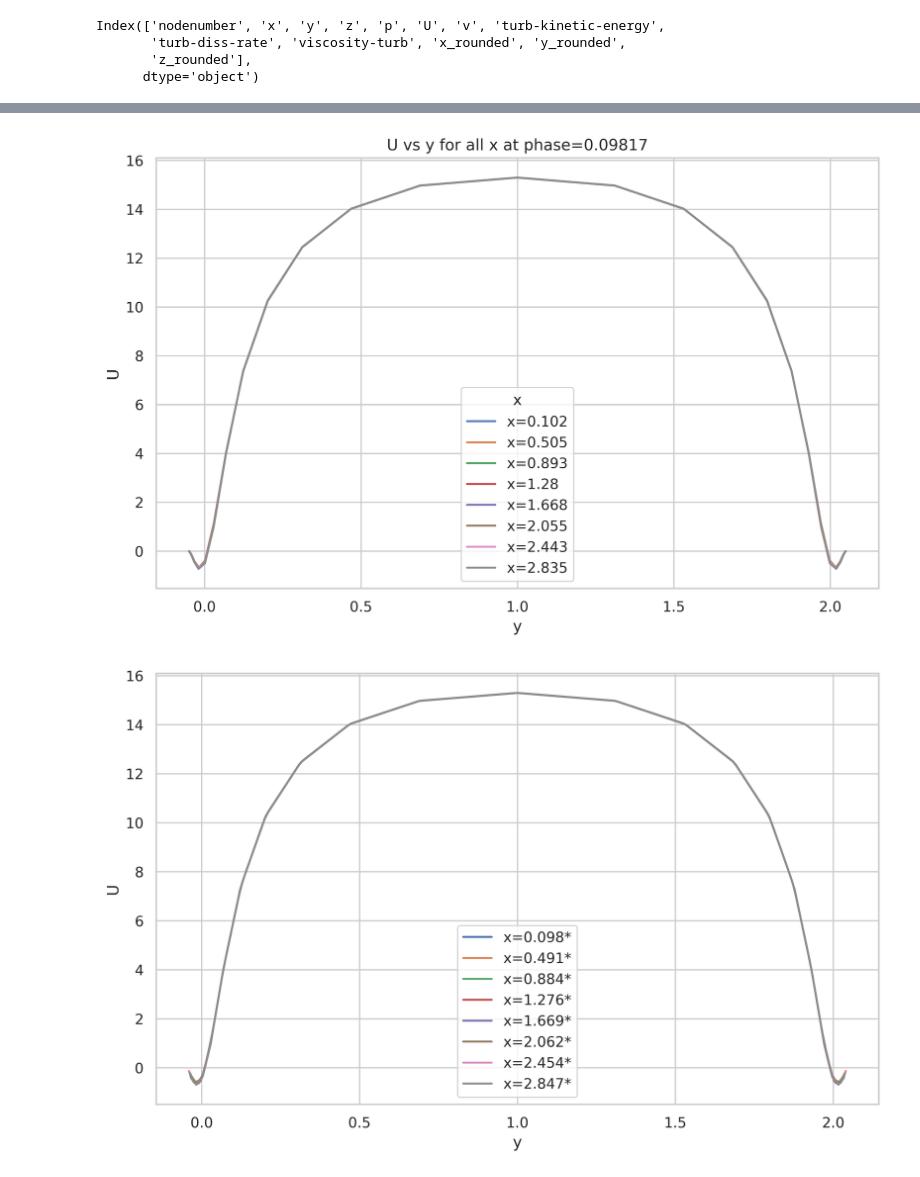
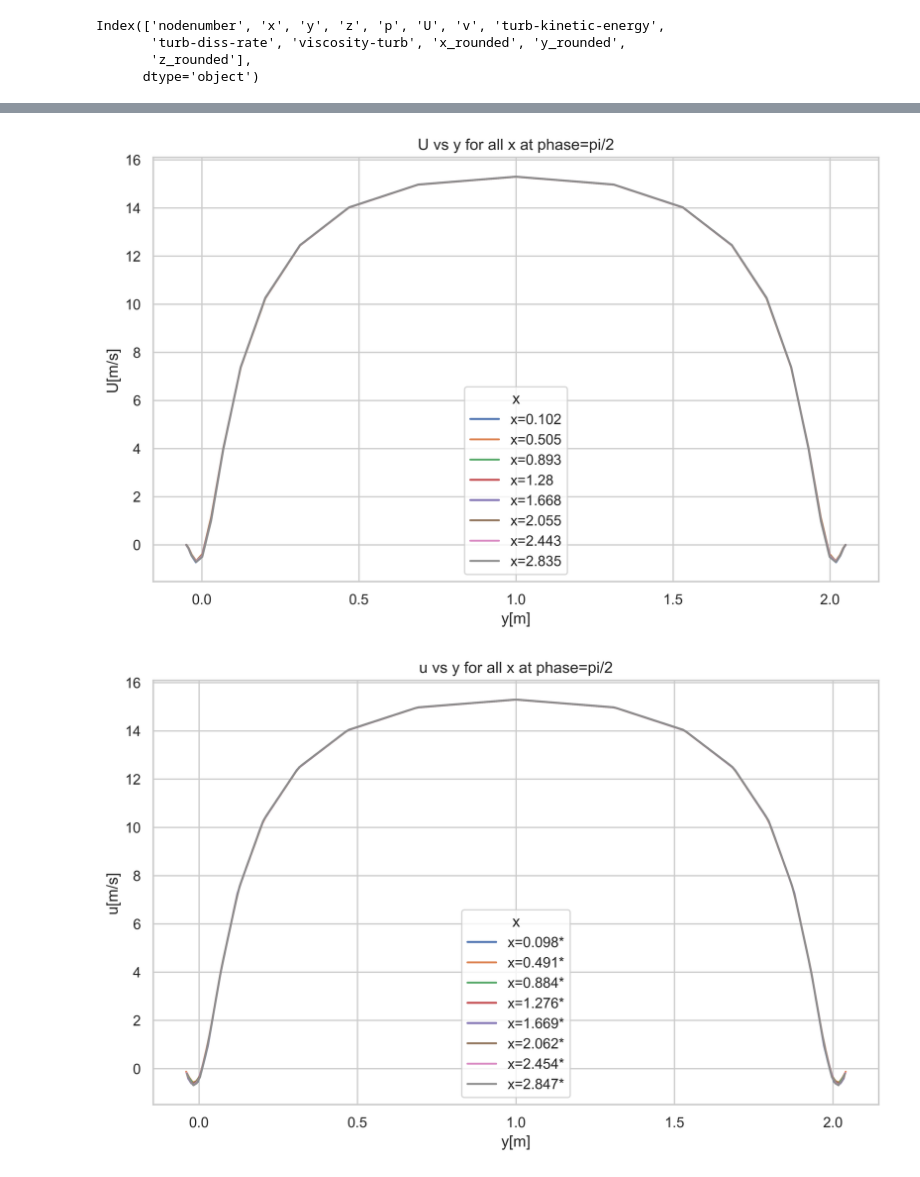
Before and after one commit to alexliberzonlab/sari-data, a Jupyter notebook: data_to_plot.ipynb, the cells around one changed output, grey strips where cells are left out. Cells and saved outputs as stored; diff of their text form; code cells hidden in the pictures.

```diff
--- a/data_to_plot.ipynb
+++ b/data_to_plot.ipynb
@@ -76,17 +76,23 @@ Number of unique y_rounded values: 1317
 # %%
+pi=np.pi
 amp=0.05
-lam=0.39269
-theta_target=0.09817
-length=3.14159
-x_target=float(theta_target*length/3.14159)
-period=float(lam*length/3.14159)
-periods_number=round(3.14159/lam)
+pi_div=2
+lam=pi/8
+theta_target=pi/pi_div
+length=pi
+bf=44.5
+u_tau=1
+nu=float(1/300)
+x_target=theta_target*lam*0.5/pi
+#for the no interpolation section
+periods_number=round(pi/lam)
 node_period=round((len(unique_x)-1)/periods_number)
 print(node_period)
-node_target=round((theta_target/lam)*node_period)
+node_target=round((theta_target*0.5/pi)*node_period)
 print(node_target)
 node_sel=unique_x[node_target::node_period]
-x_sel=list(np.arange(x_target, length  , period))
+#for the interpolation section
+x_sel=list(np.arange(x_target, length  , lam))
 x_sel=np.round(x_sel, 5)
 print([node_sel])
 print([x_sel])
@@ -133,4 +115,5 @@ Number of unique z_rounded values: 1
 # %%
+#no interpolatin involved
 sns.set(style="whitegrid")
 
 plt.figure(figsize=(10, 6),dpi=500)
@@ -140,14 +123,15 @@ for x_val in sorted(node_sel):
     subset = df[df['x_rounded'] == x_val]
     sns.lineplot(x='y', y='U', data=subset, label=f'x={x_val}')
 
-plt.title('U vs y for all x at phase='+ str(theta_target))
-plt.xlabel('y')
-plt.ylabel('U')
+plt.title(f'U vs y for all x at phase=pi/{pi_div}')
+plt.xlabel('y[m]')
+plt.ylabel('U[m/s]')
 plt.legend(title='x')
 plt.show()
 # %% [output]
-[figure, old version]
+[figure, new version]
 # %%
+#interpolation in y and then x
 from scipy.interpolate import interp1d
 plt.figure(figsize=(10, 6),dpi=500)
 
@@ -155,33 +139,40 @@ for x_val in sorted(x_sel):
     if x_val in unique_x:
         subset = df[df['x_rounded'] == x_val]
         sns.lineplot(x='y', y='U', data=subset, label=f'x={x_val:.3f}')
+
     else:
         x_below = unique_x[unique_x < x_val].max(initial=None)
         x_above = unique_x[unique_x > x_val].min(initial=None)
 
         if x_below is not None and x_above is not None:
             sub_below = df[df['x_rounded'] == x_below].sort_values('y')
             sub_above = df[df['x_rounded'] == x_above].sort_values('y')
 
             # Build interpolators for U vs y at x_below and x_above
             f_below = interp1d(sub_below['y'], sub_below['U'], bounds_error=False, fill_value=np.nan)
             f_above = interp1d(sub_above['y'], sub_above['U'], bounds_error=False, fill_value=np.nan)
 
             # Define a common y-grid (e.g. union or fine linspace)
             y_interp = np.linspace(
                 max(sub_below['y'].min(), sub_above['y'].min()),
                 min(sub_below['y'].max(), sub_above['y'].max()),
                 200
             )
 
             # Interpolate U at both x locations
             U1 = f_below(y_interp)
             U2 = f_above(y_interp)
 
             # Linear interpolation in x direction
             U_interp = U1 + (U2 - U1) * (x_val - x_below) / (x_above - x_below)
 
             interp_df = pd.DataFrame({'y': y_interp, 'U': U_interp})
             sns.lineplot(x='y', y='U', data=interp_df, label=f'x={x_val:.3f}*')
+plt.title(f'u vs y for all x at phase=pi/{pi_div}')
+plt.xlabel('y[m]')
+plt.ylabel('u[m/s]')
+plt.legend(title='x')
+plt.grid(True)
+plt.show()
 # %% [output]
-[figure, old version]
+[figure, new version]
```
Also changed, not shown: parts of 11 cells of this notebook.
